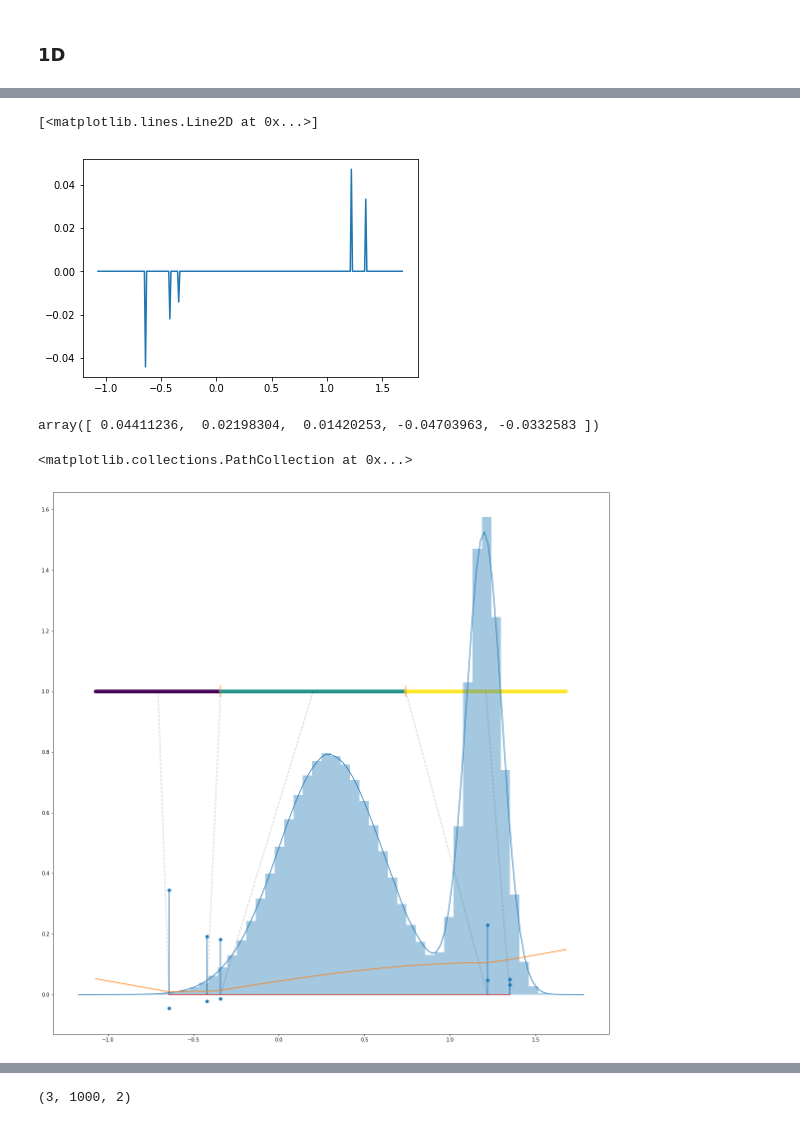
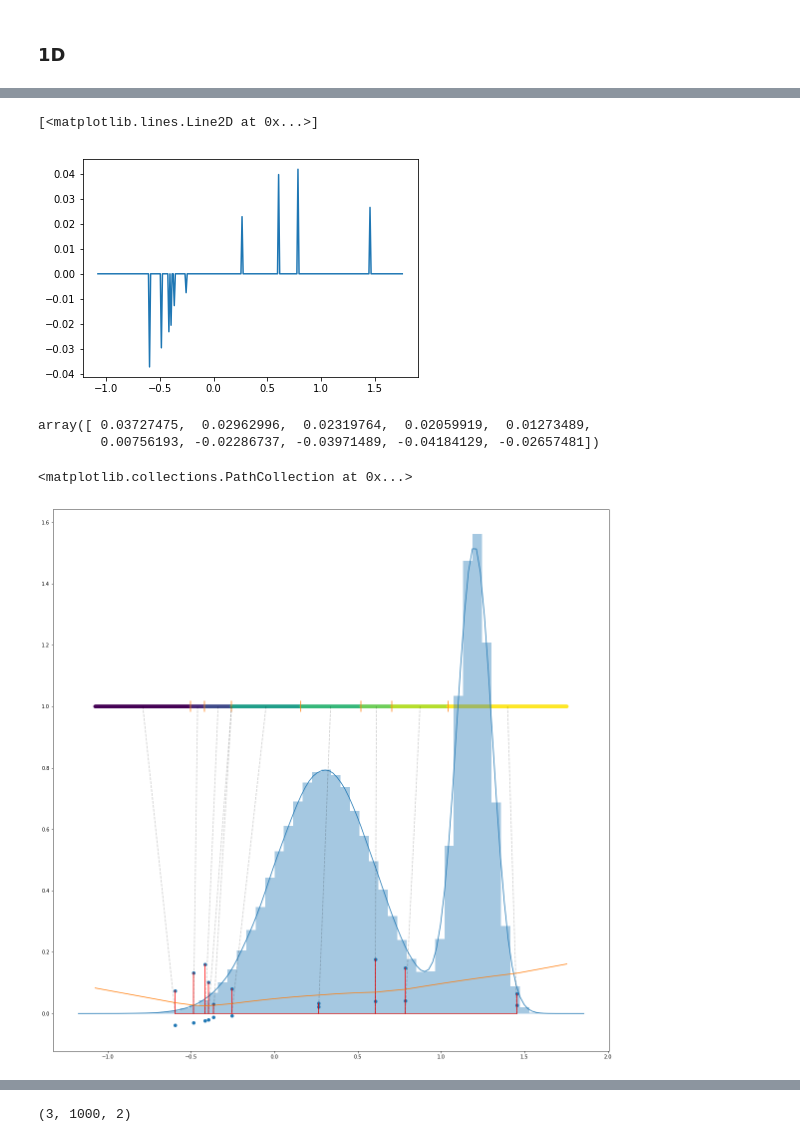
Before and after one commit to evilyingyun/large-scale-optimal-transport, a Jupyter notebook: implem.ipynb, the cells around one changed output, grey strips where cells are left out. Saved outputs shown, nothing was run; the diff lists cells and outputs as text; code cells hidden in the pictures.

```diff
--- a/implem.ipynb
+++ b/implem.ipynb
@@ -9,9 +14,18 @@ from sklearn.metrics import pairwise_distances
 # %%
-N_SOURCE = 20
-N_TARGET = 10
+np.random.seed(31)
+eps = 1e-3
+N_SOURCE = 100
+N_TARGET = 100
+
+sparse = 300
+sparse_idx_source = np.random.randint(N_SOURCE, size=sparse)
+sparse_idx_target = np.random.randint(N_TARGET, size=sparse)
 
 a, b = 5*np.random.random(size=N_SOURCE) , 5*np.random.random(size=N_TARGET)
+#a[sparse_idx_source] = 0
+#b[sparse_idx_target] = 0
 a /= a.sum()
 b /= b.sum()
 c = pairwise_distances(np.arange(N_SOURCE).reshape(-1, 1), np.arange(N_TARGET).reshape(-1, 1))
-c = c/(10*c.max())
+c = np.random.random(size=(N_SOURCE, N_TARGET))
+#c = c/(10*c.max())
@@ -171,7 +349,7 @@ def mu(n):
 sample = mu(1000000)
 nu_support = np.arange(sample.min(), sample.max(), 0.01)
 nu = np.zeros_like(nu_support)
-for i in np.random.randint((2/20)*len(nu_support), (18/20)*len(nu_support), size=5):
+for i in np.random.randint((2/20)*len(nu_support), (18/20)*len(nu_support), size=10):
     nu[i] += np.random.random()
 
 nu = nu/nu.sum()
@@ -215,11 +393,12 @@ for k in tqdm(range(1, 100000)):
 plt.plot(nu_support, -v)
 # %% [output]
 [<matplotlib.lines.Line2D at 0x...>]
-[figure, old version]
+[figure, new version]
 # %%
 v[np.abs(v)>0]
 # %% [output]
-array([ 0.04411236,  0.02198304,  0.01420253, -0.04703963, -0.0332583 ])
+array([ 0.03727475,  0.02962996,  0.02319764,  0.02059919,  0.01273489,
+        0.00756193, -0.02286737, -0.03971489, -0.04184129, -0.02657481])
 # %%
 s = v[np.abs(v)>0]*nu_support[np.abs(v)>0]
 p = np.zeros(len(s)-1)
@@ -251,23 +430,23 @@ for i in range(len(v[np.abs(v)>0])):
 # %%
 plt.figure(figsize=(20, 20))
 sns.distplot(sample)
-plt.stem(nu_support[nu!=0], nu[nu!=0])
+plt.stem(nu_support[nu!=0], nu[nu!=0], 'r')
 
 plt.scatter(nu_support[np.abs(v)>0],  - v[np.abs(v)>0])
 plt.plot(np.linspace(nu_support.min(), nu_support.max(), 500), g_ctrans)
 plt.scatter(np.linspace(nu_support.min(), nu_support.max(), 2000),
             np.zeros(2000)+1,
             c=f.argmax(axis=1),
             marker='o')
 
 for n, m in enumerate(mil):
     plt.plot([m, nu_support[np.abs(v)>0][n]], [1, 0], 'k--', alpha=0.2)
 
 plt.scatter(np.linspace(nu_support.min(), nu_support.max(), 2000)[np.nonzero(np.diff(f.argmax(axis=1)))[0]],
             np.ones(len(np.nonzero(np.diff(f.argmax(axis=1)))[0])),
             marker='|',
             s=500)
 # %% [output]
 <matplotlib.collections.PathCollection at 0x...>
-[figure, old version]
+[figure, new version]
 # %%
```
Also changed, not shown: parts of 37 cells of this notebook, 7 other files.
